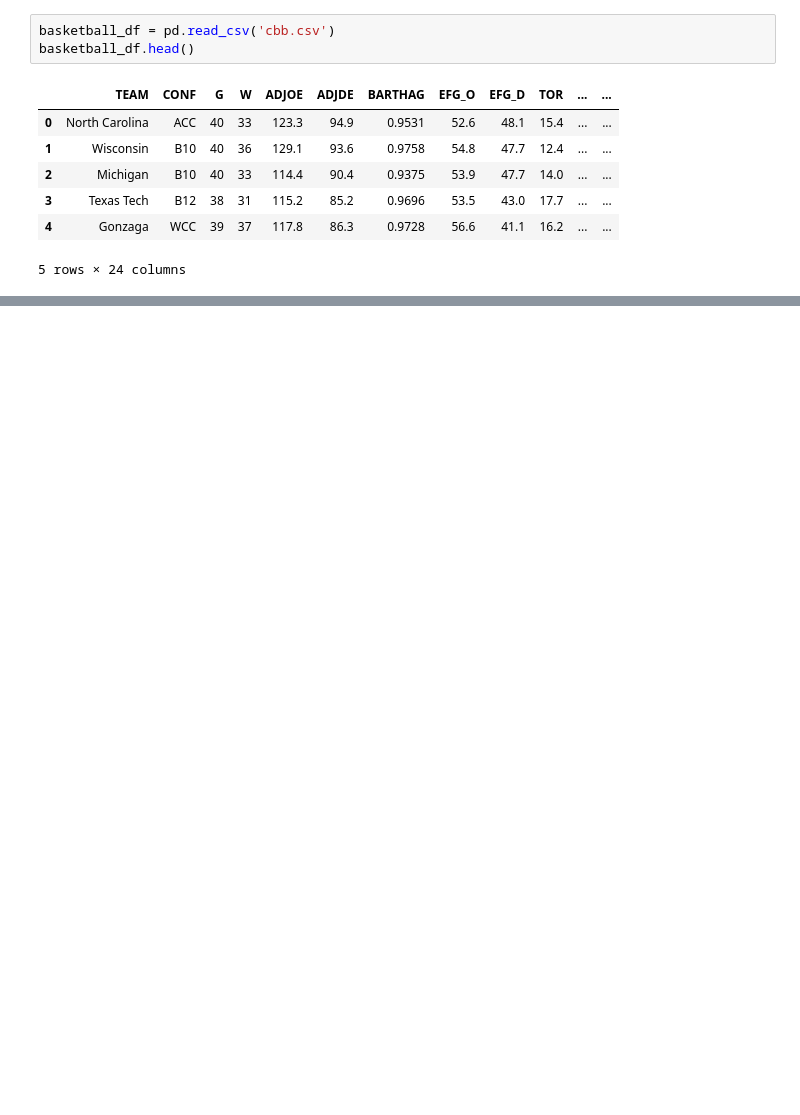
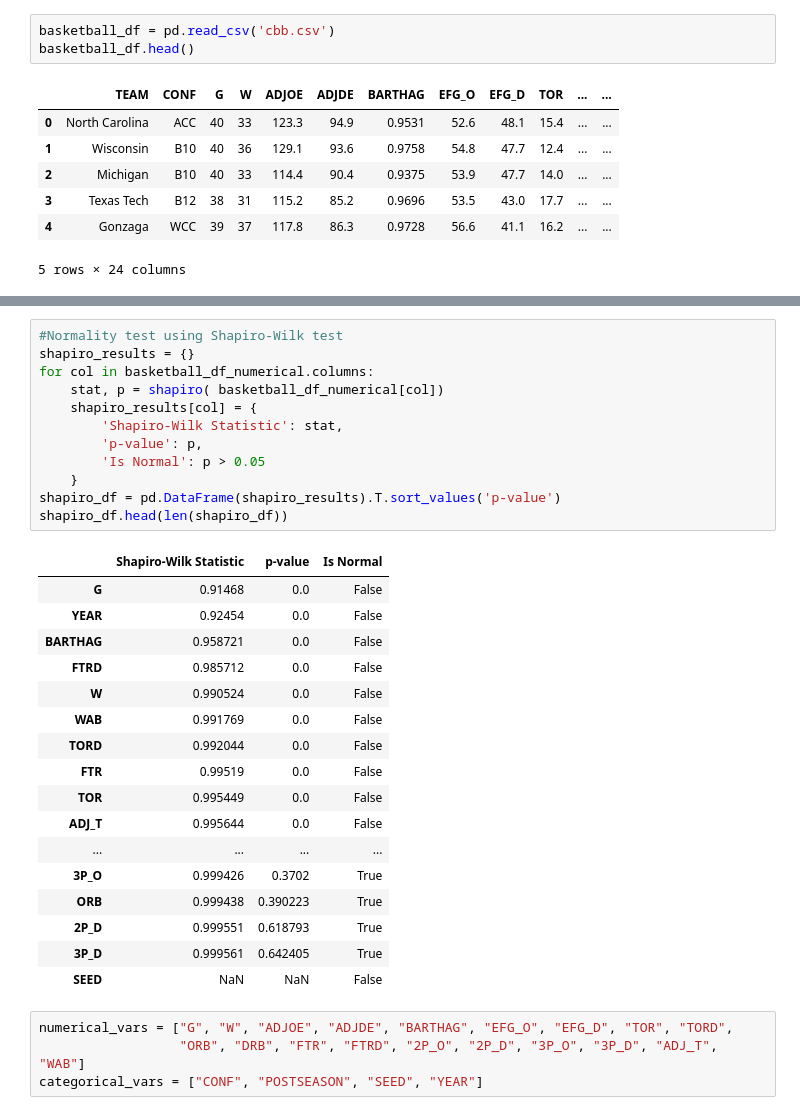
Before and after one commit to regs02/Academic_Performance_v_CBB, a Jupyter notebook: final_project.ipynb, the cells around one changed output, grey strips where cells are left out. Cells and saved outputs as stored; diff of their text form; blank space fills up the shorter version.

```diff
--- a/final_project.ipynb
+++ b/final_project.ipynb
@@ -21,0 +95,34 @@ basketball_df.head()
+# %%
+#Normality test using Shapiro-Wilk test
+shapiro_results = {}
+for col in basketball_df_numerical.columns:
+    stat, p = shapiro( basketball_df_numerical[col])
+    shapiro_results[col] = {
+        'Shapiro-Wilk Statistic': stat,
+        'p-value': p,
+        'Is Normal': p > 0.05
+    }
+shapiro_df = pd.DataFrame(shapiro_results).T.sort_values('p-value')
+shapiro_df.head(len(shapiro_df))
+# %% [output]
+|  | Shapiro-Wilk Statistic | p-value | Is Normal |
+| G | 0.91468 | 0.0 | False |
+| YEAR | 0.92454 | 0.0 | False |
+| BARTHAG | 0.958721 | 0.0 | False |
+| FTRD | 0.985712 | 0.0 | False |
+| W | 0.990524 | 0.0 | False |
+| WAB | 0.991769 | 0.0 | False |
+| TORD | 0.992044 | 0.0 | False |
+| FTR | 0.99519 | 0.0 | False |
+| TOR | 0.995449 | 0.0 | False |
+| ADJ_T | 0.995644 | 0.0 | False |
+| ... | ... | ... | ... |
+| 3P_O | 0.999426 | 0.3702 | True |
+| ORB | 0.999438 | 0.390223 | True |
+| 2P_D | 0.999551 | 0.618793 | True |
+| 3P_D | 0.999561 | 0.642405 | True |
+| SEED | NaN | NaN | False |
+# %%
+numerical_vars = ["G", "W", "ADJOE", "ADJDE", "BARTHAG", "EFG_O", "EFG_D", "TOR", "TORD",
+                  "ORB", "DRB", "FTR", "FTRD", "2P_O", "2P_D", "3P_O", "3P_D", "ADJ_T", "WAB"]
+categorical_vars = ["CONF", "POSTSEASON", "SEED", "YEAR"]
```
Also changed, not shown: parts of 15 cells of this notebook.
